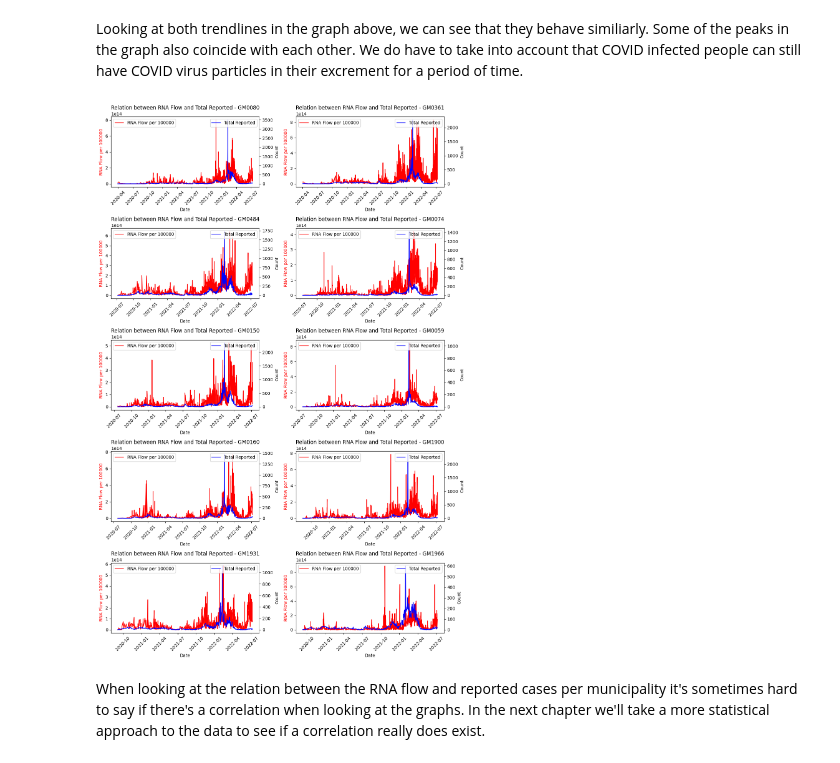
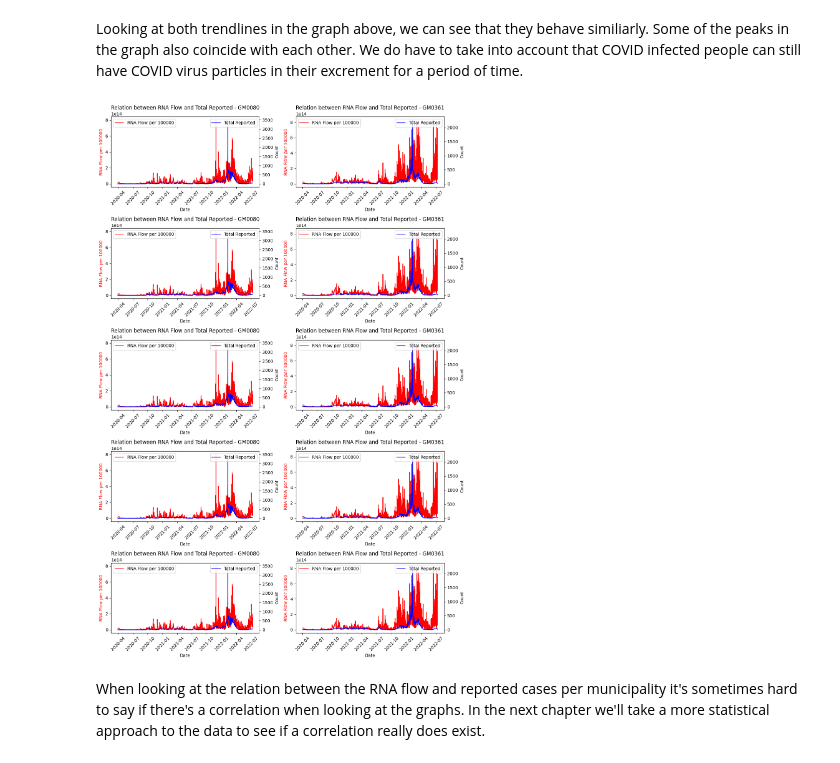
Before and after one commit to PRiesebos/PROG1Final, a Jupyter notebook: code/FinalAssignmentProg1_PeterRiesebos_360567.ipynb, the cells around one changed output. Drawn from its saved outputs; the diff is of its cells as text; code cells hidden in the pictures.

```diff
--- a/code/FinalAssignmentProg1_PeterRiesebos_360567.ipynb
+++ b/code/FinalAssignmentProg1_PeterRiesebos_360567.ipynb
@@ -706,7 +715,7 @@ ax2.set_ylabel('Deceased')
 
 # Set labels and title
 ax1.set_xlabel('Date')
-ax1.set_title('Reported RNA_flow_per_100000 Over Time compared to reported cases')
+ax1.set_title('Reported RNA_flow_per_100000 Over Time compared to reported cases and deaths')
 
 # Rotate x-axis labels for all subplots
 for ax in [ax1, ax2]:
@@ -775,46 +785,46 @@ plt.show()
 # %% [markdown]
 Looking at both trendlines in the graph above, we can see that they behave similiarly. Some of the peaks in the graph also coincide with each other. We do have to take into account that COVID infected people can still have COVID virus particles in their excrement for a period of time.
 # %%
-# Get the unique municipalities and select the first four
-municipalities = df_filtered['Municipality_code'].unique()[:10]
+# Get the municipalities
+municipalities = df_filtered['Municipality_code']
 
-# Create a figure and subplots with a 2x2 grid
+# Create a figure and subplots with a 2x5 grid
 fig, axes = plt.subplots(5, 2, figsize=(12, 18))
 
 # Iterate over the selected municipalities and corresponding subplot axes
 for i, (municipality, ax) in enumerate(zip(municipalities, axes.flatten())):
     # Filter the data for the current municipality
     data = df_filtered[df_filtered['Municipality_code'] == municipality]
 
     # Create a secondary y-axis for RNA flow per 100000
     ax2 = ax.twinx()
 
-    # Plot RNA flow per 100000 on the secondary y-axis (red line)
+    # Plot RNA flow per 100000 on the primary y-axis (red line)
     ax.plot(data.index, data['RNA_flow_per_100000'], label='RNA Flow per 100000', color='red')
     ax.set_ylabel('RNA Flow per 100000', color='red')
 
-    # Plot Total reported and Deceased on the primary y-axis (blue line)
+    # Plot Total reported on the secondary y-axis (blue line)
     ax2.plot(data.index, data['Total_reported'], label='Total Reported', color='blue')
     ax2.set_ylabel('Count')
 
     # Set labels and title
     ax.set_xlabel('Date')
     ax.set_title(f'Relation between RNA Flow and Total Reported - {municipality}')
 
     # Rotate the x-axis labels
     ax.set_xticklabels(ax.get_xticklabels(), rotation=45)
 
     # Display the legend
     ax.legend(loc='upper left')
     ax2.legend(loc='upper right')
 
 # Adjust the spacing between subplots
 plt.tight_layout()
 
 # Show the plot
 plt.show()
 # %% [output]
-[figure, old version]
+[figure, new version]
 # %% [markdown]
 When looking at the relation between the RNA flow and reported cases per municipality it's sometimes hard to say if there's a correlation when looking at the graphs. In the next chapter we'll take a more statistical approach to the data to see if a correlation really does exist.
 # %% [markdown]
```
Also changed, not shown: parts of 48 cells of this notebook.
